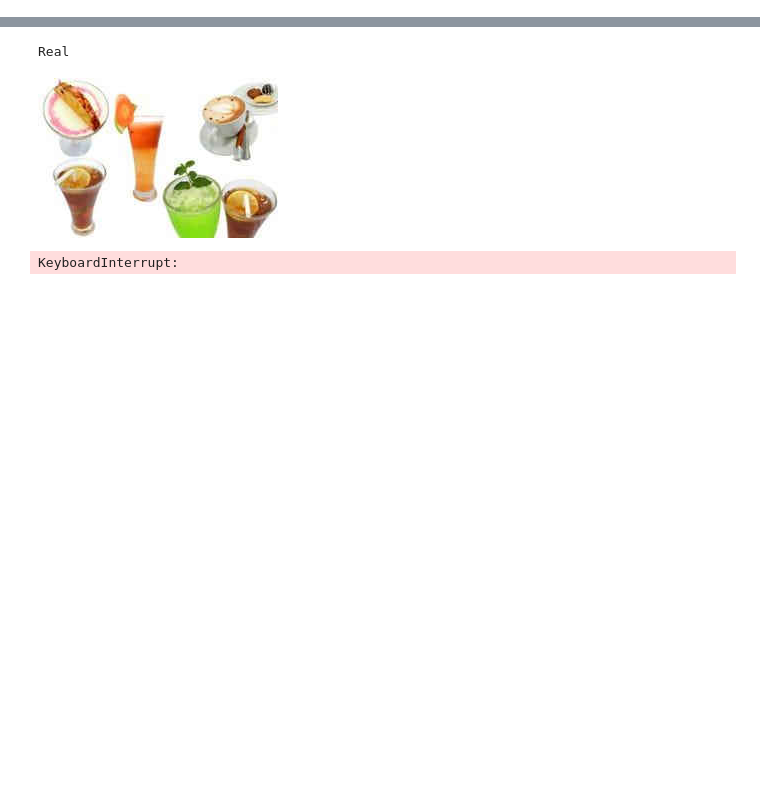
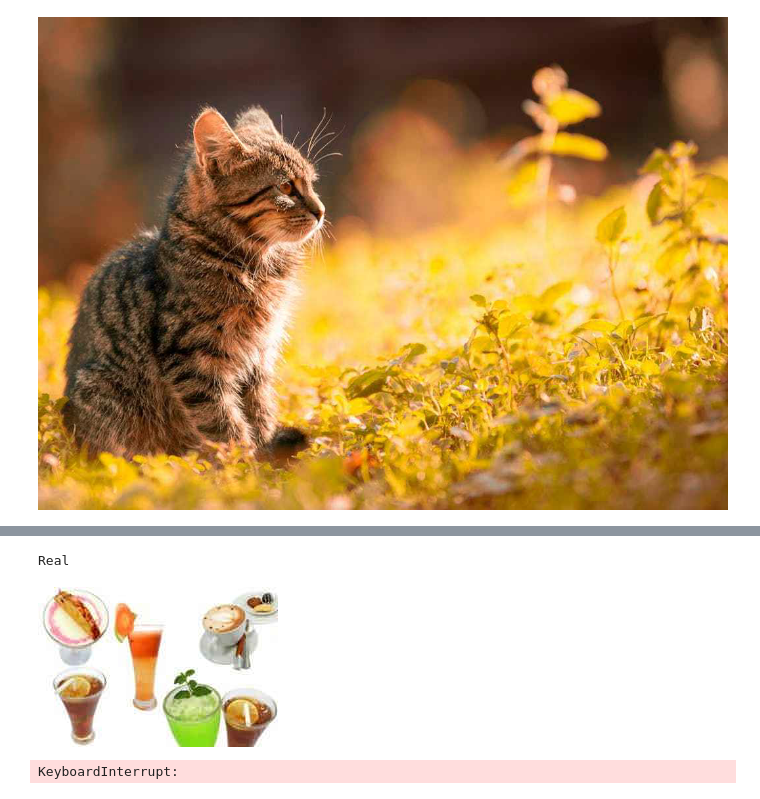
Before and after one commit to LucasSLD/generated_image_detection, a Jupyter notebook: src/notebooks/jpeg_test.ipynb, the cells around one changed output, grey strips where cells are left out. Saved outputs shown, nothing was run; the diff lists cells and outputs as text; code cells hidden in the pictures; blank space fills up the shorter version.

```diff
--- a/src/notebooks/jpeg_test.ipynb
+++ b/src/notebooks/jpeg_test.ipynb
@@ -18,0 +16,11 @@ img_jpg
+# %%
+def to_jpg(img: Image, q: int):
+    t = A.ImageCompression(quality_lower=q,quality_upper=q,p=1)
+    return Image.fromarray(t(image=np.asarray(img))["image"])
+# %%
+img_jpg_40 = to_jpg(img,40)
+img_jpg_10 = to_jpg(img,10)
+# %%
+img_jpg_40
+# %% [output]
+[figure, added]
```
Also changed, not shown: parts of 7 cells of this notebook, 22 other files.
